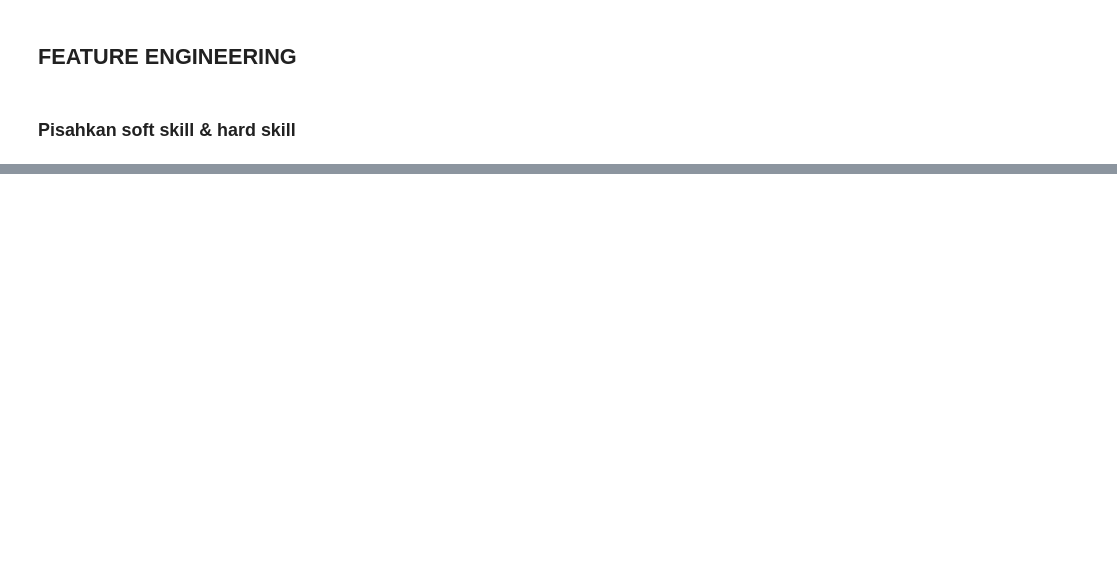
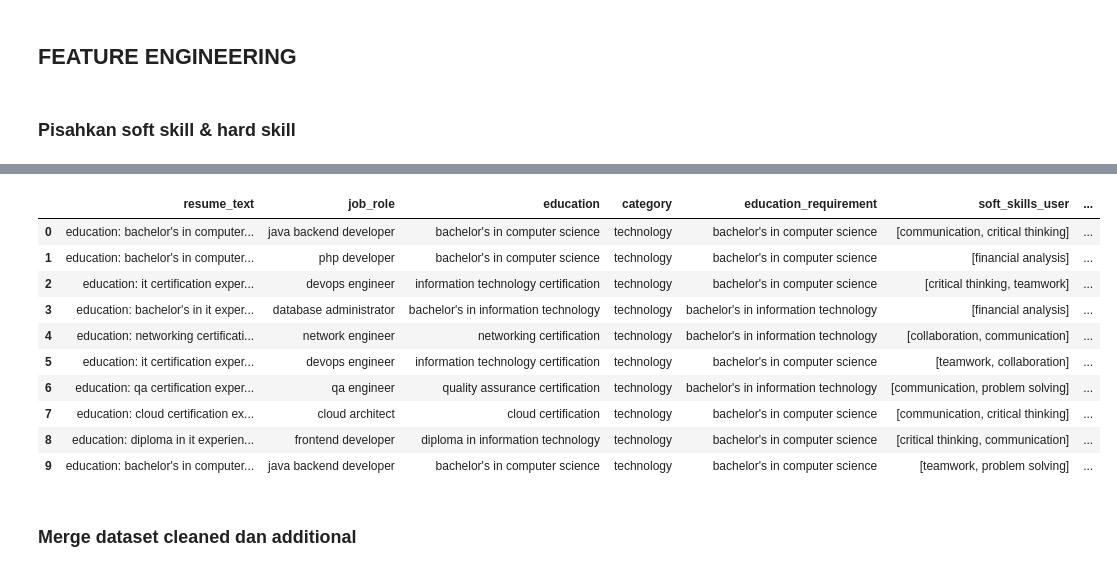
Before and after one commit to EsterButar-Butar/StepUp, a Jupyter notebook: notebook.ipynb, the cells around one changed output, grey strips where cells are left out. Drawn from its saved outputs; the diff is of its cells as text; code cells hidden in the pictures; blank space fills up the shorter version.

Commit message:
update dataset

```diff
--- a/notebook.ipynb
+++ b/notebook.ipynb
@@ -566,3 +271,0 @@ Jumlah education unik : 245
-# %%
-# Hitung panjang teks resume (dalam karakter)
-merged_df['resume_len'] = merged_df['resume_text'].apply(lambda x: len(x))
@@ -934,36 +271,0 @@ Passing `palette` without assigning `hue` is deprecated and will be removed in v
-# %%
-# Cek kesesuaian education pelamar vs lowongan
-merged_df['education_match'] = merged_df['education'] == merged_df['education_requirement']
-
-match_count   = merged_df['education_match'].sum()
-nomatch_count = (~merged_df['education_match']).sum()
-match_rate    = merged_df['education_match'].mean() * 100
-
-print("=== Kesesuaian Education Pelamar vs Lowongan ===")
-print(f"Match       : {match_count} pelamar")
-print(f"Tidak match : {nomatch_count} pelamar")
-print(f"Match rate  : {match_rate:.2f}%")
-
-# Visualisasi barchart kesesuaian education
-labels = ['Match', 'Tidak Match']
-values = [match_count, nomatch_count]
-colors = ["#7BACDE", '#378ADD']
-
-fig, ax = plt.subplots(figsize=(5, 4))
-bars = ax.bar(labels, values, color=colors, width=0.6, edgecolor='none')
-
-# Label jumlah + persentase di dalam bar (bukan di atas)
-for bar, val in zip(bars, values):
-    pct = val / len(merged_df) * 100
-    ax.text(bar.get_x() + bar.get_width() / 2,
-            bar.get_height() - 300,
-            f"{val:,}\n({pct:.1f}%)",
-            ha='center', va='top', fontsize=10,
-            color='white', fontweight='bold')
-
-ax.set_title("Kesesuaian Education Pelamar vs Lowongan", fontsize=13, pad=12)
-ax.set_ylabel("Jumlah Pelamar")
-ax.set_ylim(0, max(values) * 1.1)
-ax.spines[['top', 'right']].set_visible(False)
-plt.tight_layout()
-plt.show()
@@ -997,0 +1299,14 @@ memory usage: 1.3+ MB
+# %%
+merged_df.head(10)
+# %% [output]
+|  | resume_text | job_role | education | category | education_requirement | soft_skills_user | ... |
+| 0 | education: bachelor's in computer... | java backend developer | bachelor's in computer science | technology | bachelor's in computer science | [communication, critical thinking] | ... |
+| 1 | education: bachelor's in computer... | php developer | bachelor's in computer science | technology | bachelor's in computer science | [financial analysis] | ... |
+| 2 | education: it certification exper... | devops engineer | information technology certification | technology | bachelor's in computer science | [critical thinking, teamwork] | ... |
+| 3 | education: bachelor's in it exper... | database administrator | bachelor's in information technology | technology | bachelor's in information technology | [financial analysis] | ... |
+| 4 | education: networking certificati... | network engineer | networking certification | technology | bachelor's in information technology | [collaboration, communication] | ... |
+| 5 | education: it certification exper... | devops engineer | information technology certification | technology | bachelor's in computer science | [teamwork, collaboration] | ... |
+| 6 | education: qa certification exper... | qa engineer | quality assurance certification | technology | bachelor's in information technology | [communication, problem solving] | ... |
+| 7 | education: cloud certification ex... | cloud architect | cloud certification | technology | bachelor's in computer science | [communication, critical thinking] | ... |
+| 8 | education: diploma in it experien... | frontend developer | diploma in information technology | technology | bachelor's in computer science | [critical thinking, communication] | ... |
+| 9 | education: bachelor's in computer... | java backend developer | bachelor's in computer science | technology | bachelor's in computer science | [teamwork, problem solving] | ... |
@@ -997,0 +1315,2 @@ memory usage: 1.3+ MB
+# %% [markdown]
+### Merge dataset cleaned dan additional
```
Also changed, not shown: parts of 72 cells of this notebook, 6 other files.
